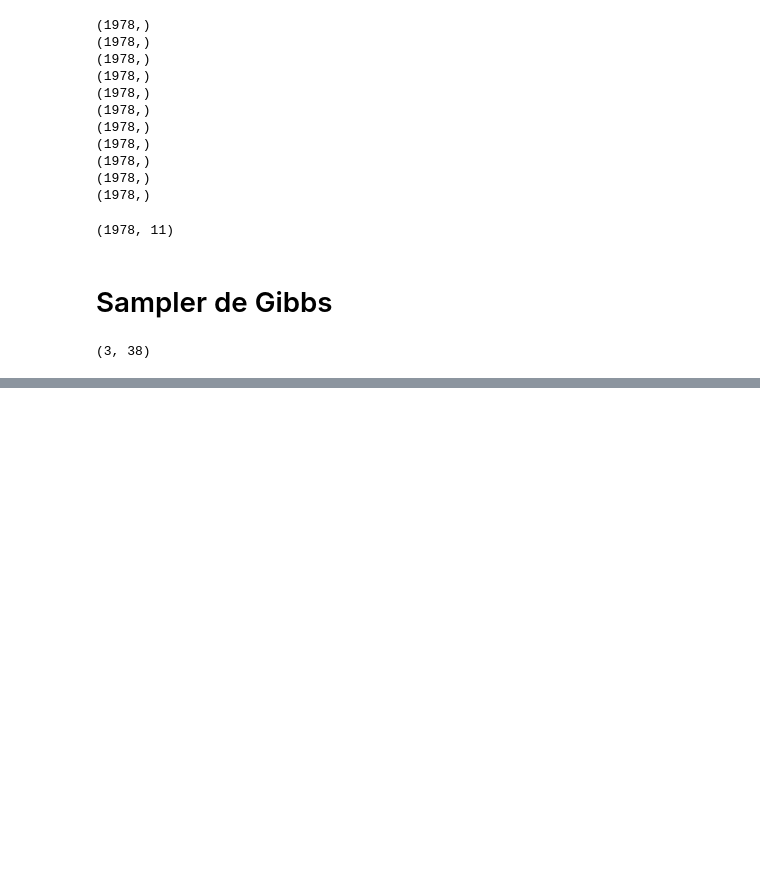
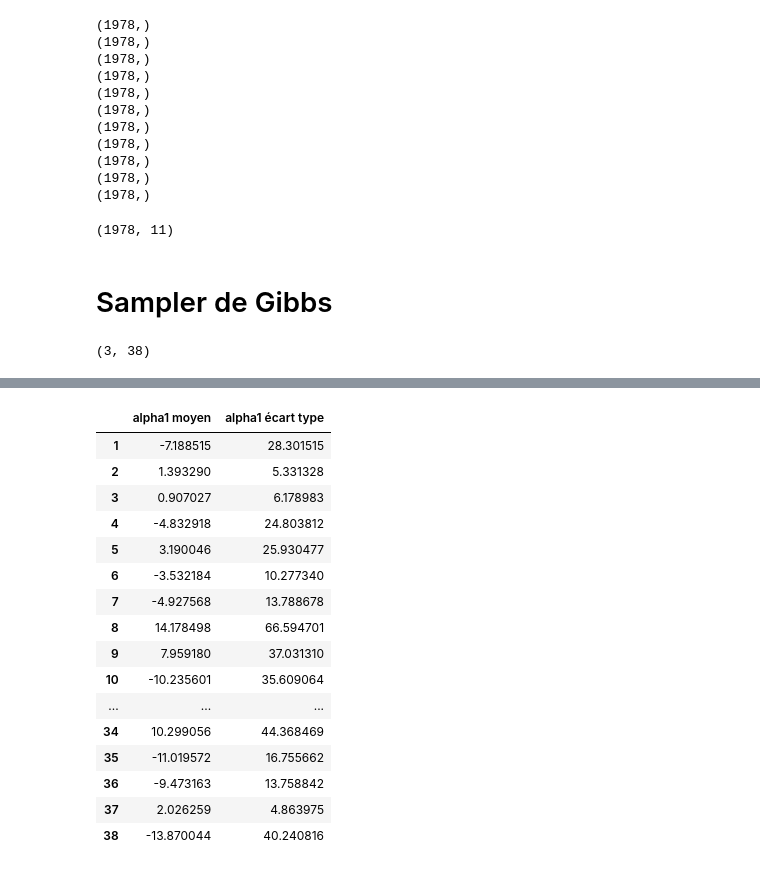
Before and after one commit to Gatienn/Bayes_schools, a Jupyter notebook: schools.ipynb, the cells around one changed output, grey strips where cells are left out. Drawn from its saved outputs; the diff is of its cells as text; code cells hidden in the pictures; blank space fills up the shorter version.

```diff
--- a/schools.ipynb
+++ b/schools.ipynb
@@ -1751,0 +1776,26 @@ fini
+# %%
+chain_alpha1 = final_chain_alpha[:,0,:]
+chain_alpha1_mean = np.mean(chain_alpha1, axis = 0)
+chain_alpha1_sd = np.var(chain_alpha1, axis = 0)
+result_table = np.transpose(np.array([chain_alpha1_mean, chain_alpha1_sd]))
+result_table = pd.DataFrame(
+    data = result_table, index = np.arange(1,39), columns = ['alpha1 moyen', 'alpha1 écart type'] )
+result_table
+# %% [output]
+|  | alpha1 moyen | alpha1 écart type |
+| 1 | -7.188515 | 28.301515 |
+| 2 | 1.393290 | 5.331328 |
+| 3 | 0.907027 | 6.178983 |
+| 4 | -4.832918 | 24.803812 |
+| 5 | 3.190046 | 25.930477 |
+| 6 | -3.532184 | 10.277340 |
+| 7 | -4.927568 | 13.788678 |
+| 8 | 14.178498 | 66.594701 |
+| 9 | 7.959180 | 37.031310 |
+| 10 | -10.235601 | 35.609064 |
+| ... | ... | ... |
+| 34 | 10.299056 | 44.368469 |
+| 35 | -11.019572 | 16.755662 |
+| 36 | -9.473163 | 13.758842 |
+| 37 | 2.026259 | 4.863975 |
+| 38 | -13.870044 | 40.240816 |
```
Also changed, not shown: parts of 9 cells of this notebook.
